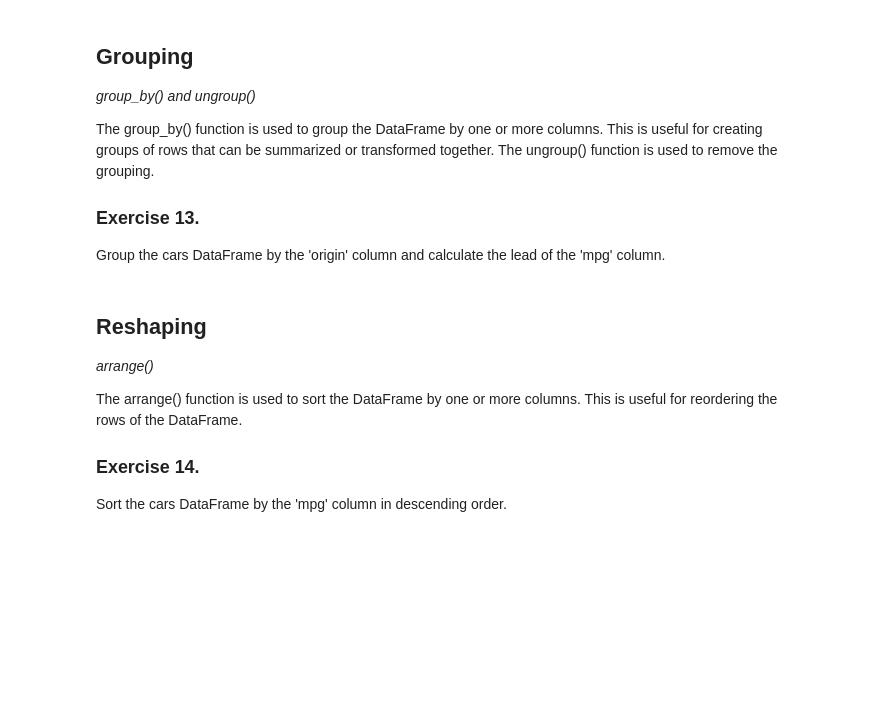
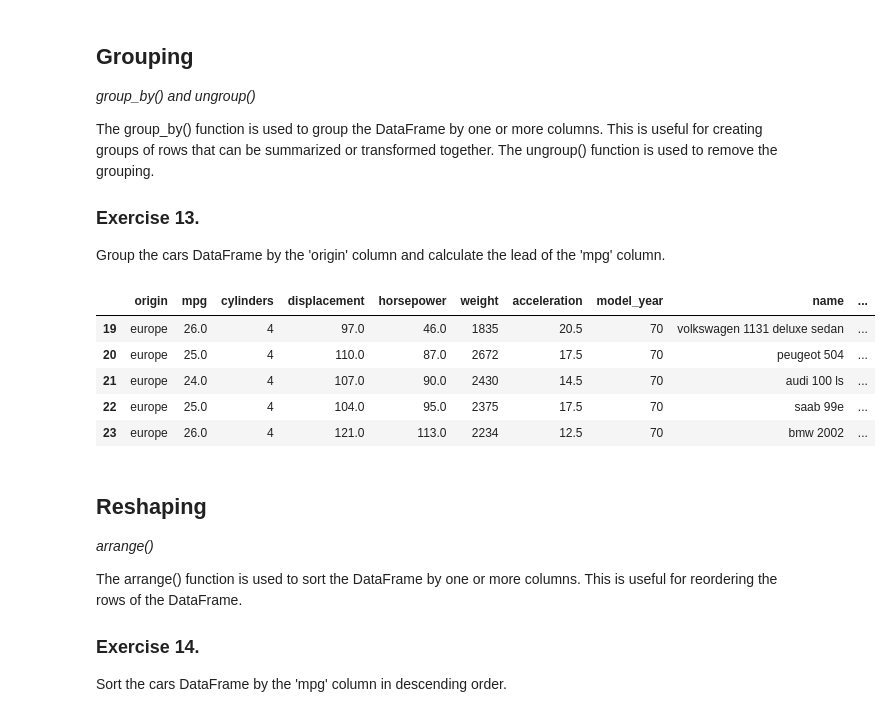
Before and after one commit to IshBiz/Data_Analysis_Workshops, a Jupyter notebook: 02-piping.ipynb, the cells around one changed output. Drawn from its saved outputs; the diff is of its cells as text; code cells hidden in the pictures; blank space fills up the shorter version.

```diff
--- a/02-piping.ipynb
+++ b/02-piping.ipynb
@@ -211,3 +271,12 @@ Group the cars DataFrame by the 'origin' column and calculate the lead of the 'm
+# %%
+cars >> group_by(X.origin) >> mutate(lead_mpg = lead(X.mpg)) >> ungroup() >> head(5)
+# %% [output]
+|  | origin | mpg | cylinders | displacement | horsepower | weight | acceleration | model_year | name | ... |
+| 19 | europe | 26.0 | 4 | 97.0 | 46.0 | 1835 | 20.5 | 70 | volkswagen 1131 deluxe sedan | ... |
+| 20 | europe | 25.0 | 4 | 110.0 | 87.0 | 2672 | 17.5 | 70 | peugeot 504 | ... |
+| 21 | europe | 24.0 | 4 | 107.0 | 90.0 | 2430 | 14.5 | 70 | audi 100 ls | ... |
+| 22 | europe | 25.0 | 4 | 104.0 | 95.0 | 2375 | 17.5 | 70 | saab 99e | ... |
+| 23 | europe | 26.0 | 4 | 121.0 | 113.0 | 2234 | 12.5 | 70 | bmw 2002 | ... |
 # %% [markdown]
 ## Reshaping
 
```
Also changed, not shown: parts of 35 cells of this notebook.
